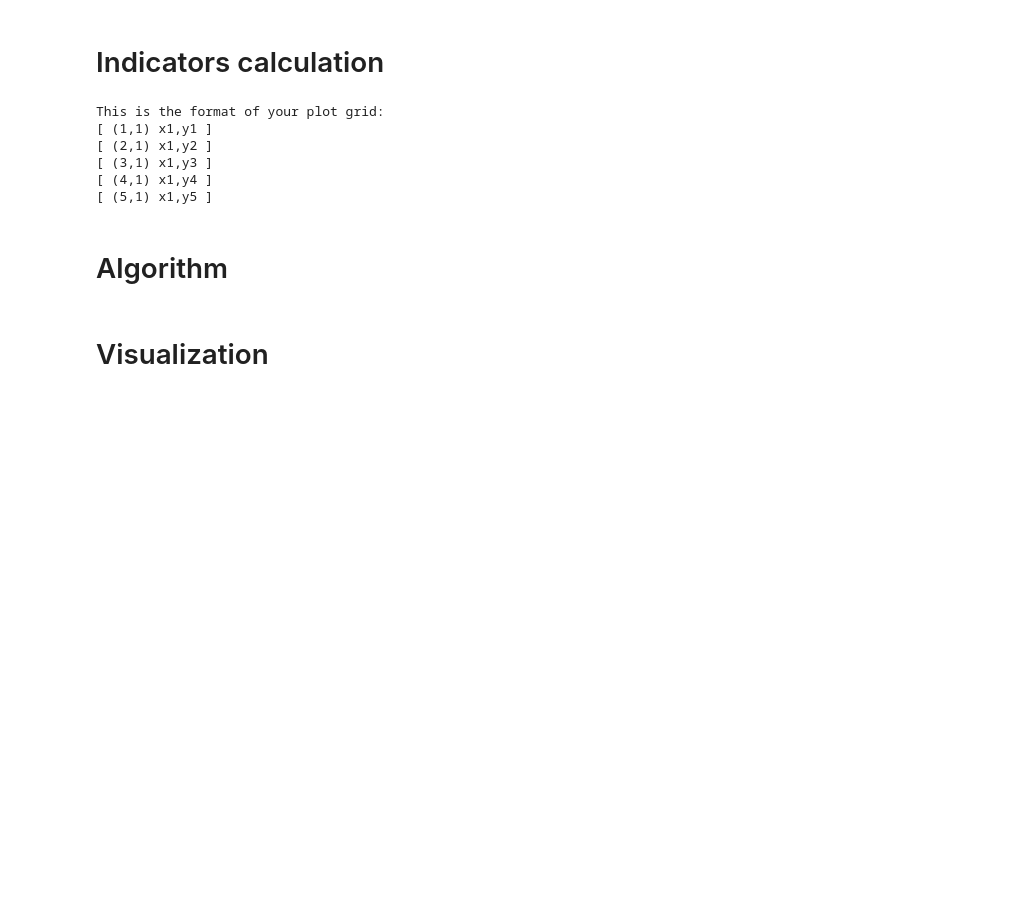
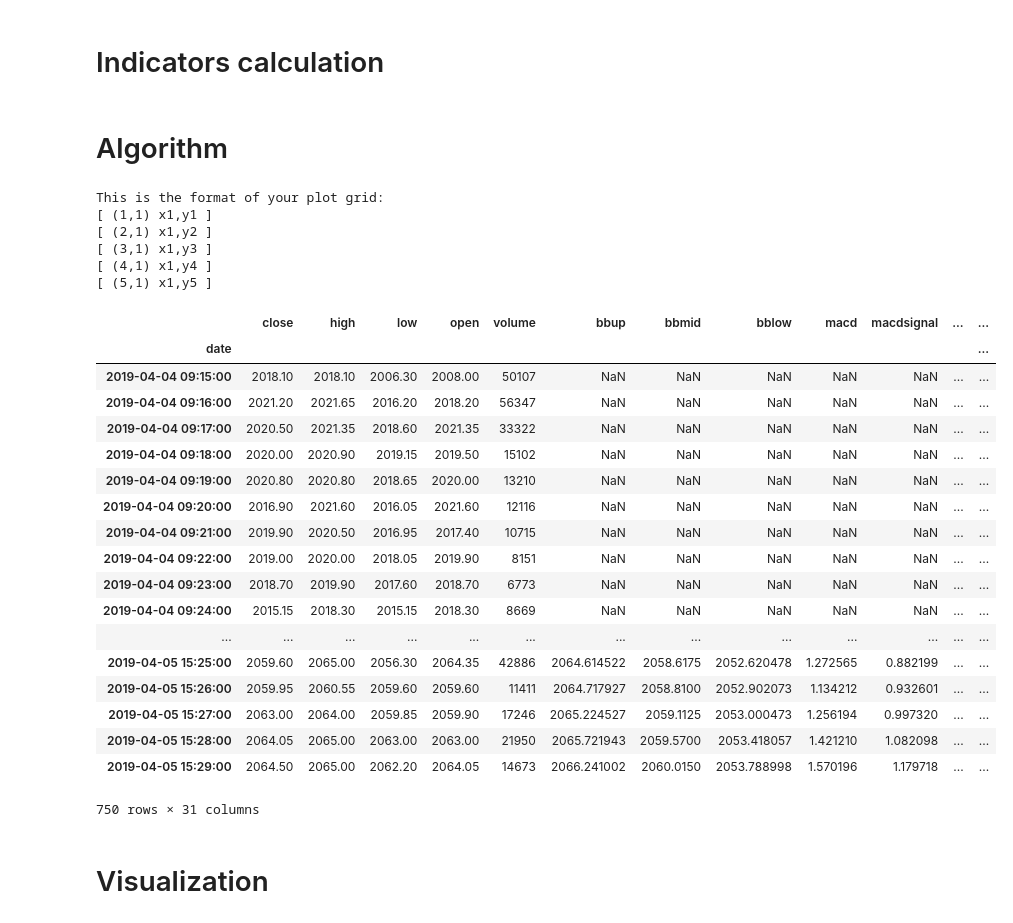
Before and after one commit to suhansaha/freedom, a Jupyter notebook: Kite_WebScoket_Handler.ipynb, the cells around one changed output. Cells and saved outputs as stored; diff of their text form; code cells hidden in the pictures; blank space fills up the shorter version.

```diff
--- a/Kite_WebScoket_Handler.ipynb
+++ b/Kite_WebScoket_Handler.ipynb
@@ -122,7 +122,7 @@ class Trend(Enum):
 init_notebook_mode(connected=True)
 # %%
 from talib import MACD
-from talib import RSI, BBANDS, MACD, AROON, STOCH, ATR, OBV, ADOSC, MINUS_DI, PLUS_DI, ADX
+from talib import RSI, BBANDS, MACD, AROON, STOCH, ATR, OBV, ADOSC, MINUS_DI, PLUS_DI, ADX, EMA, SMA
 from talib import LINEARREG, BETA, LINEARREG_INTERCEPT, LINEARREG_SLOPE, STDDEV, TSF, ADOSC, VAR, ROC
 from talib import CDLABANDONEDBABY, CDL3BLACKCROWS,CDLDOJI, CDLDOJISTAR, CDLDRAGONFLYDOJI,CDLENGULFING,CDLEVENINGDOJISTAR,CDLEVENINGSTAR, CDLGRAVESTONEDOJI, CDLHAMMER, CDLHANGINGMAN,CDLHARAMI,CDLHARAMICROSS,CDLINVERTEDHAMMER,CDLMARUBOZU,CDLMORNINGDOJISTAR,CDLMORNINGSTAR,CDLSHOOTINGSTAR,CDLSPINNINGTOP,CDL3BLACKCROWS, CDL3LINESTRIKE
 
@@ -318,6 +318,14 @@ def pivotPoint(price, pos=1,fibo=True, noofcandles=60, plot=False):
         fig.append_trace(traceR3, pos, 1)
     return price
 
+def emasma(price, plot=False):
+    price['ema21'] = EMA(price['close'], 21)
+    price['ema9'] = EMA(price['close'], 9)
+    price['sma200'] = SMA(price['close'], 200)
+    price['sma50'] = SMA(price['close'], 50)
+
+    return price
+
 def detectCDPattern(prices, plot=True, noofcandles=15, strPlot="engulfing"):
     #https://github.com/mrjbq7/ta-lib
 
@@ -446,6 +454,7 @@ def calculateStats(price):
 
     price['priceROC'] = ROC(price.close)
     price['macdROC'] = ROC(price.macd)
+    price['macdsigROC'] = ROC(price.macd)
     price['bbROC'] = ROC(price.bbmid)
 
     price['sdPriceRange'] = STDDEV((price.high - price.close))
@@ -487,29 +496,52 @@ def createPlot():
                               dict(step='all')]))
     return fig
 
-
-fig = createPlot()
-raw_data = candlestick(raw_data,1,True)
-raw_data = bbands(raw_data,1, True)
-
-raw_data = macd(raw_data,3,True)
-raw_data = rsi(raw_data,4, True)
-raw_data = aroon(raw_data,5, True)
-obv(raw_data,2, True)
-pivotPoint(raw_data, pos=1, plot=False)
-
-raw_data = detectCDPattern(raw_data,strPlot="engulfing, hammer", plot=False)
-
 #iplot(fig, filename="analysis")
-# %% [output]
-This is the format of your plot grid:
-[ (1,1) x1,y1 ]
-[ (2,1) x1,y2 ]
-[ (3,1) x1,y3 ]
-[ (4,1) x1,y4 ]
-[ (5,1) x1,y5 ]
 # %% [markdown]
 # Algorithm
+# %%
+fig = createPlot()
+raw_data = candlestick(raw_data,1,True)
+raw_data = bbands(raw_data,1, True)
+
+raw_data = macd(raw_data,3,True)
+raw_data = rsi(raw_data,4, True)
+raw_data = aroon(raw_data,5, True)
+obv(raw_data,2, True)
+#pivotPoint(raw_data, pos=1, plot=False)
+raw_data = calculateStats(raw_data)
+raw_data = emasma(raw_data)
+
+raw_data = detectCDPattern(raw_data,strPlot="engulfing, hammer", plot=False)
+# %% [output]
+This is the format of your plot grid:
+[ (1,1) x1,y1 ]
+[ (2,1) x1,y2 ]
+[ (3,1) x1,y3 ]
+[ (4,1) x1,y4 ]
+[ (5,1) x1,y5 ]
+# %%
+raw_data
+# %% [output]
+|  | close | high | low | open | volume | bbup | bbmid | bblow | macd | macdsignal | ... | ... |
+| date |  |  |  |  |  |  |  |  |  |  |  | ... |
+| 2019-04-04 09:15:00 | 2018.10 | 2018.10 | 2006.30 | 2008.00 | 50107 | NaN | NaN | NaN | NaN | NaN | ... | ... |
+| 2019-04-04 09:16:00 | 2021.20 | 2021.65 | 2016.20 | 2018.20 | 56347 | NaN | NaN | NaN | NaN | NaN | ... | ... |
+| 2019-04-04 09:17:00 | 2020.50 | 2021.35 | 2018.60 | 2021.35 | 33322 | NaN | NaN | NaN | NaN | NaN | ... | ... |
+| 2019-04-04 09:18:00 | 2020.00 | 2020.90 | 2019.15 | 2019.50 | 15102 | NaN | NaN | NaN | NaN | NaN | ... | ... |
+| 2019-04-04 09:19:00 | 2020.80 | 2020.80 | 2018.65 | 2020.00 | 13210 | NaN | NaN | NaN | NaN | NaN | ... | ... |
+| 2019-04-04 09:20:00 | 2016.90 | 2021.60 | 2016.05 | 2021.60 | 12116 | NaN | NaN | NaN | NaN | NaN | ... | ... |
+| 2019-04-04 09:21:00 | 2019.90 | 2020.50 | 2016.95 | 2017.40 | 10715 | NaN | NaN | NaN | NaN | NaN | ... | ... |
+| 2019-04-04 09:22:00 | 2019.00 | 2020.00 | 2018.05 | 2019.90 | 8151 | NaN | NaN | NaN | NaN | NaN | ... | ... |
+| 2019-04-04 09:23:00 | 2018.70 | 2019.90 | 2017.60 | 2018.70 | 6773 | NaN | NaN | NaN | NaN | NaN | ... | ... |
+| 2019-04-04 09:24:00 | 2015.15 | 2018.30 | 2015.15 | 2018.30 | 8669 | NaN | NaN | NaN | NaN | NaN | ... | ... |
+| ... | ... | ... | ... | ... | ... | ... | ... | ... | ... | ... | ... | ... |
+| 2019-04-05 15:25:00 | 2059.60 | 2065.00 | 2056.30 | 2064.35 | 42886 | 2064.614522 | 2058.6175 | 2052.620478 | 1.272565 | 0.882199 | ... | ... |
+| 2019-04-05 15:26:00 | 2059.95 | 2060.55 | 2059.60 | 2059.60 | 11411 | 2064.717927 | 2058.8100 | 2052.902073 | 1.134212 | 0.932601 | ... | ... |
+| 2019-04-05 15:27:00 | 2063.00 | 2064.00 | 2059.85 | 2059.90 | 17246 | 2065.224527 | 2059.1125 | 2053.000473 | 1.256194 | 0.997320 | ... | ... |
+| 2019-04-05 15:28:00 | 2064.05 | 2065.00 | 2063.00 | 2063.00 | 21950 | 2065.721943 | 2059.5700 | 2053.418057 | 1.421210 | 1.082098 | ... | ... |
+| 2019-04-05 15:29:00 | 2064.50 | 2065.00 | 2062.20 | 2064.05 | 14673 | 2066.241002 | 2060.0150 | 2053.788998 | 1.570196 | 1.179718 | ... | ... |
+750 rows × 31 columns
 # %% [markdown]
 # Visualization
 # %%
```
Also changed, not shown: parts of 1 cell of this notebook.
